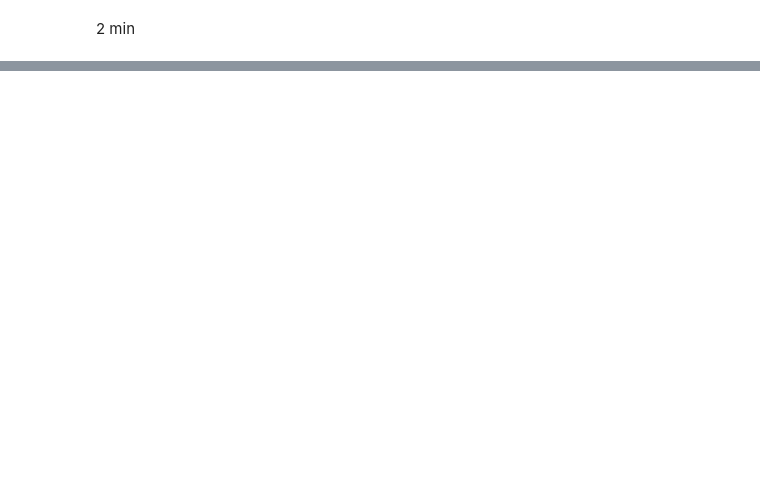
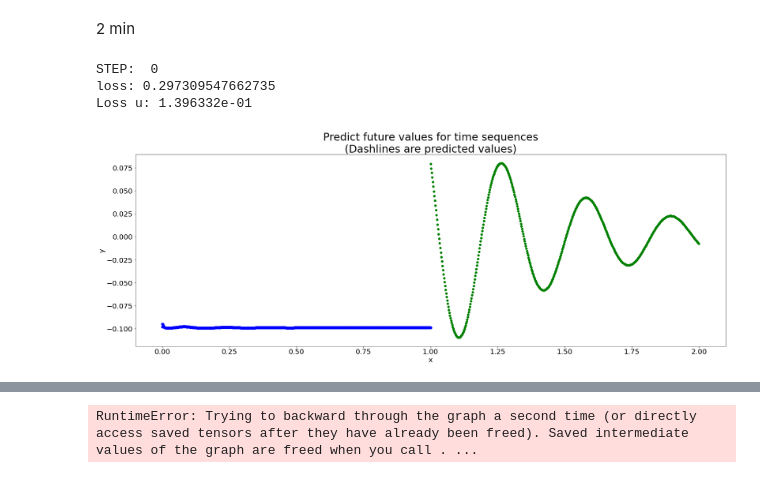
Before and after one commit to soren-hub/IntroductionPinn, a Jupyter notebook: lstm_naive_oscillator.ipynb, the cells around one changed output, grey strips where cells are left out. Cells and saved outputs as stored; diff of their text form; code cells hidden in the pictures; blank space fills up the shorter version.

Commit message:
problem with train

```diff
--- a/lstm_naive_oscillator.ipynb
+++ b/lstm_naive_oscillator.ipynb
@@ -153,9 +140,8 @@ class PhysicsInformedNN():
         u_tt = torch.zeros(len(u),len(u[0]))
 
         coordinate_t = torch.linspace(0,1,len(u[0]))
-
         for i , time_serie in enumerate(u):
-            u_t[i], u_tt[i] =  self.derivates(time_serie, t)
+            u_t[i], u_tt[i] =  self.derivates(time_serie, coordinate_t)
 
         f = u_tt + lambda1*u_t + lambda2*u
         return f , u , u_t , u_tt
@@ -175,42 +161,53 @@ torch.manual_seed(0)
 inpu = y[3:, :-1]
 target =y[3:, 1:]
 test_input = y[:3, :-1]
 test_target = y[:3, 1:]
 # build the model
-seq = LSTM()
-criterion = nn.MSELoss()
-# use LBFGS as optimizer since we can load the whole data to train
+seq = PhysicsInformedNN()
+
 
 #begin to train
 
 for i in range(10):
     print('STEP: ', i)
     def closure():
+        seq.dnn.optimizer.zero_grad()
 
-        seq.optimizer.zero_grad()
-        out = seq(inpu)
-        loss = criterion(out, target)
+        physics , u_pred , u_t , u_tt = model.net_f(inpu)
+
+        # use mean squared error (MSE)
+        loss_u = torch.mean((target - u_pred)**2)
+
+        # compute the "physics loss"
+        loss_pde = (1e-4)*torch.mean(physics**2)
+        loss = loss_u + loss_pde
+
         print('loss:', loss.item())
         loss.backward()
         return loss
-    seq.optimizer.step(closure)
+    seq.dnn.optimizer.step(closure)
     # begin to predict, no need to track gradient here
     with torch.no_grad():
         future = 500
-        pred = seq.forward(test_input, future_preds=future)
-        loss = criterion(pred[:, :-future], test_target)
-        print('test loss:', loss.item())
+        pred = seq.net_u(test_input, future_preds=future)
+        loss_u = torch.mean((test_target - pred[:, :-future])**2)
+        print('Loss u: %e'%(loss_u.item()))
         y = pred.detach().numpy()
 
     # draw the result
     plt.figure(figsize=(30,10))
     plt.title('Predict future values for time sequences\n(Dashlines are predicted values)', fontsize=30)
     plt.xlabel('x', fontsize=20)
     plt.ylabel('y', fontsize=20)
     plt.xticks(fontsize=20)
     plt.yticks(fontsize=20)
-    plt.scatter(, y[0], linewidth = 2.0)
-    plt.scatter(x_test[1],y_test[1])
+    plt.scatter(torch.linspace(0,1,len(y[0])),y[0],color="b", linewidth = 2.0)
+    plt.scatter(x_test[1],y_test[1],color="g")
     #plt.savefig('plots_lstm/predict%d.jpg'%i)
     plt.show()
     plt.close()
+# %% [output]
+STEP:  0
+loss: 0.297309547662735
+Loss u: 1.396332e-01
+[figure, added]
@@ -216,0 +216 @@ for i in range(10):
+RuntimeError: Trying to backward through the graph a second time (or directly access saved tensors after they have already been freed). Saved intermediate values of the graph are freed when you call . ...
```
Also changed, not shown: parts of 3 cells of this notebook.
